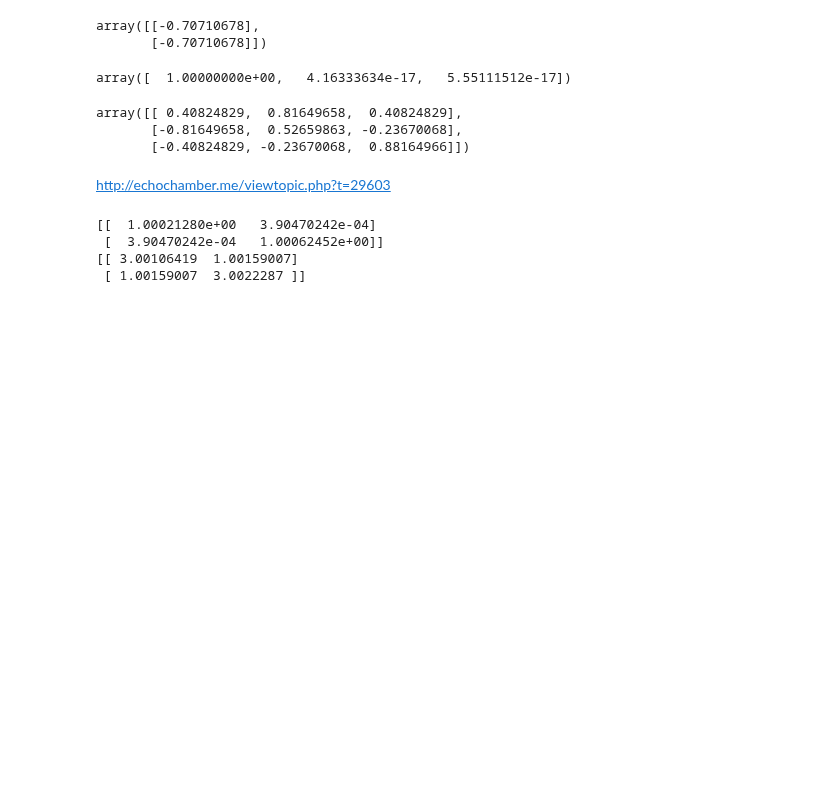
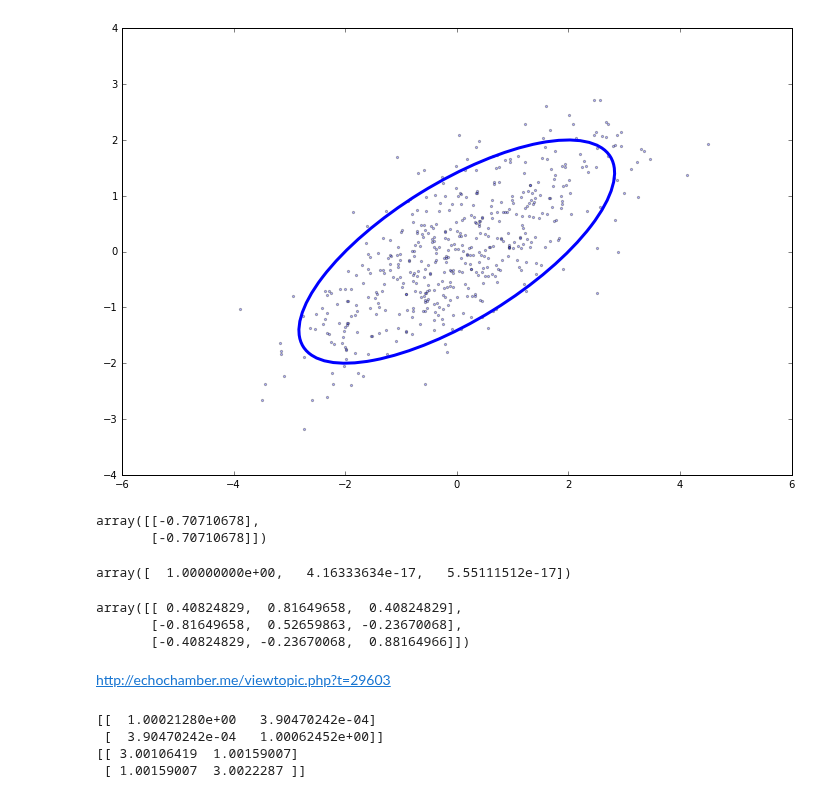
Before and after one commit to lionfish0/dp, a Jupyter notebook: Untitled.ipynb, the cells around one changed output. Drawn from its saved outputs; the diff is of its cells as text; code cells hidden in the pictures; blank space fills up the shorter version.

```diff
--- a/Untitled.ipynb
+++ b/Untitled.ipynb
@@ -48,3 +56,14 @@ evals,evecs = np.linalg.eig(Dnew)
+# %%
+
+import matplotlib.pyplot as plt
+import numpy as np
+%matplotlib inline
+from matplotlib.patches import Ellipse
+fig = plt.figure(0,figsize=[12,12])
+ax = fig.add_subplot(111, aspect='equal')
+plotcov(np.array([[2,1],[1,1]]))
+# %% [output]
+[figure, added]
 # %%
 evecs[:,evals>1]
 # %% [output]
```
Also changed, not shown: parts of 57 cells of this notebook, 5 other files.
